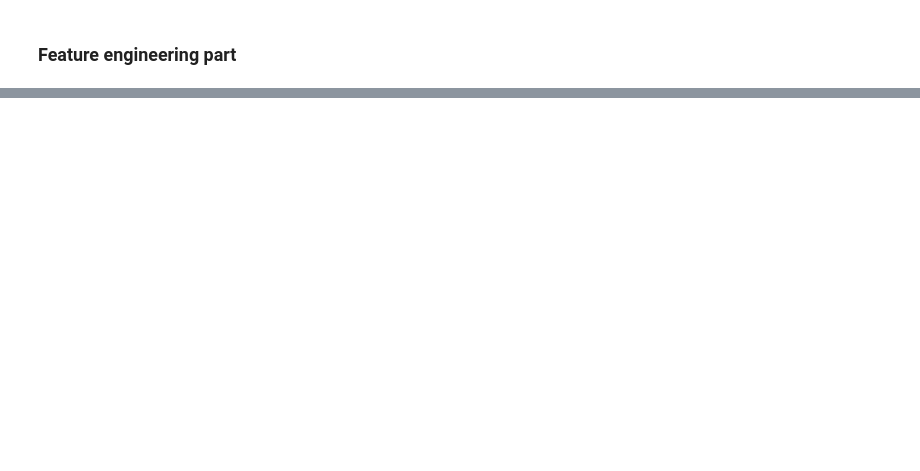
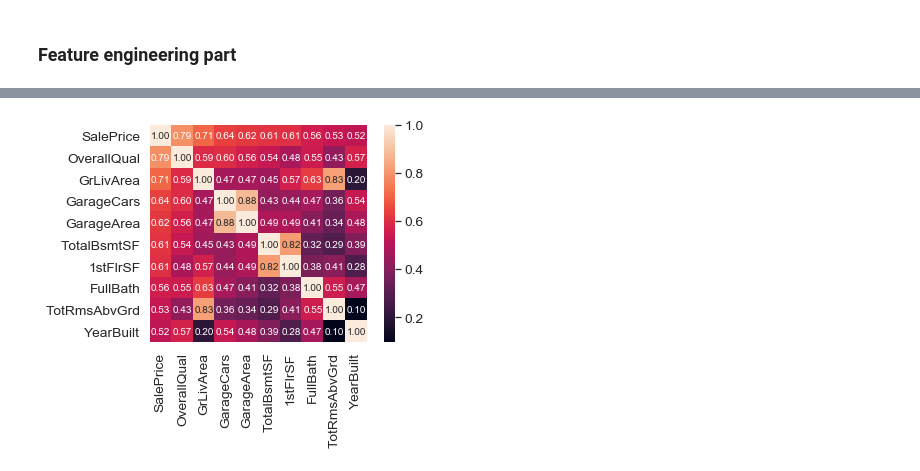
Before and after one commit to nastyh/Feature-Engineering--House-Prices, a Jupyter notebook: Features_for_MLOps.ipynb, the cells around one changed output, grey strips where cells are left out. Drawn from its saved outputs; the diff is of its cells as text; code cells hidden in the pictures; blank space fills up the shorter version.

```diff
--- a/Features_for_MLOps.ipynb
+++ b/Features_for_MLOps.ipynb
@@ -153,0 +199,14 @@ for l in cols_list:
+# %%
+corrmat = train.corr()
+k = 10 #number of variables for heatmap
+cols = corrmat.nlargest(k, 'SalePrice')['SalePrice'].index
+cm = np.corrcoef(train[cols].values.T)
+sns.set(font_scale=1.25)
+hm = sns.heatmap(cm, cbar=True, annot=True, square=True, fmt='.2f', annot_kws={'size': 10}, yticklabels=cols.values, xticklabels=cols.values)
+plt.show()
+
+# GrLivArea: Above grade (ground) living area square feet -- the strongest
+#GarageCars and GarageArea is probably the same. Keeping only GarageCars because it's stronger
+#TotalBsmtSF and 1stFlrSF are similar, keeping only TotalBsmntSF
+# %% [output]
+[figure, added]
```
Also changed, not shown: parts of 31 cells of this notebook.
